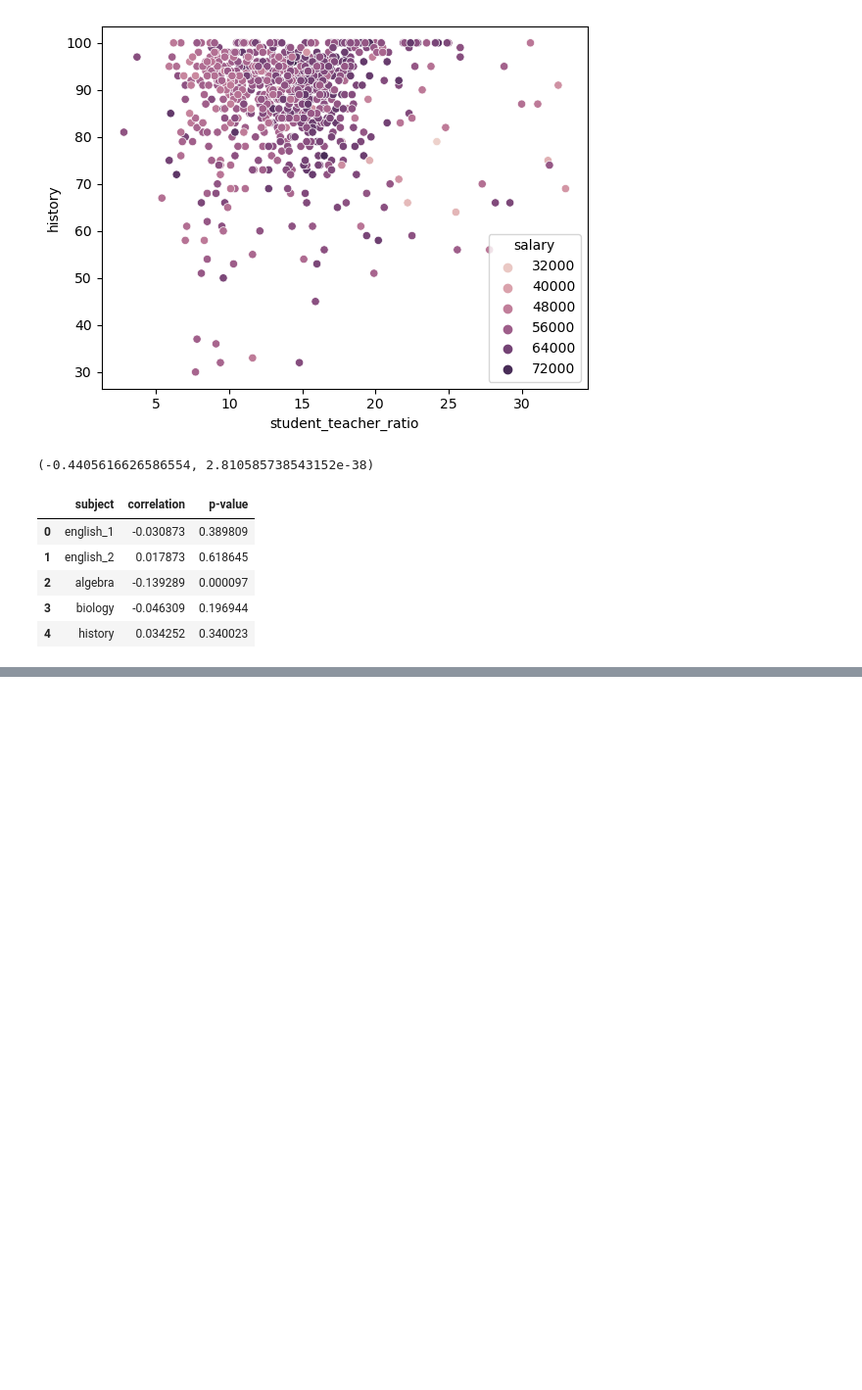
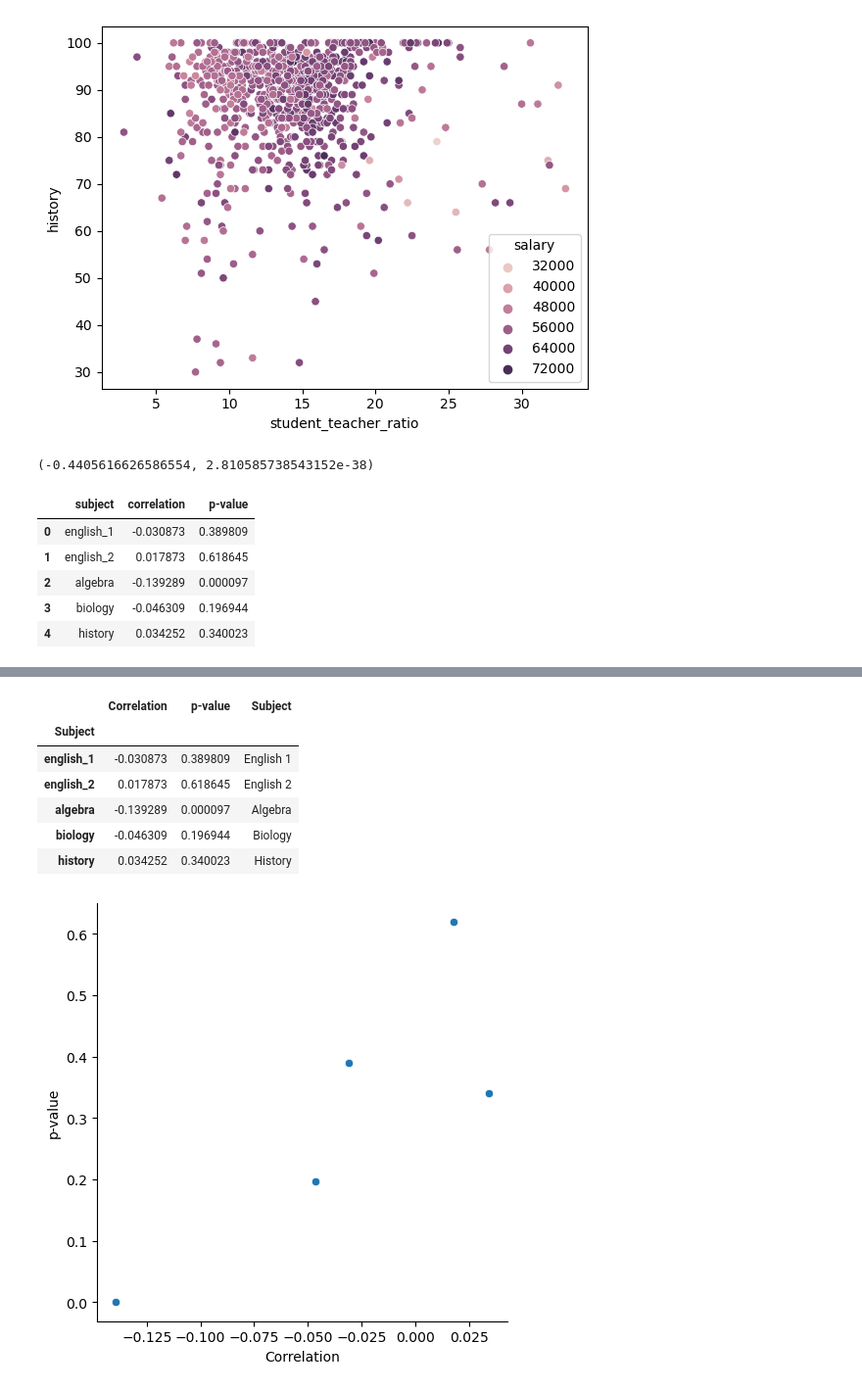
Before and after one commit to college-readiness-preds/capstone_readiness, a Jupyter notebook: stephen_folder/explore.ipynb, the cells around one changed output, grey strips where cells are left out. Shown at 98% size. Cells and saved outputs as stored; diff of their text form; code cells hidden in the pictures; blank space fills up the shorter version.

```diff
--- a/stephen_folder/explore.ipynb
+++ b/stephen_folder/explore.ipynb
@@ -296,0 +312,41 @@ sns.histplot(data= stu_teach_ratio, x= stu_teach_ratio.correlation, y= stu_teach
+# %%
+def correlation_stu_teach_ratio_subject(train):
+
+    '''
+    This function executes pearson r test checking for correlation
+    between each subject's passing rate and student teacher ratio
+    and plots results.
+    '''
+    subjects = ['english_1', 'english_2', 'algebra', 'biology', 'history']
+
+    data = []
+
+    for i in subjects:
+
+        r, p = stats.pearsonr(x=train.student_teacher_ratio, y=train[i])
+        data.append({
+                     'Subject': i,
+                     'Correlation': r,
+                     'p-value': p
+                     })
+
+    df = pd.DataFrame(data)
+        #set index to subject
+    df = df.set_index('Subject')
+        # more readable subject names
+    df['Subject'] = ['English 1', 'English 2', 'Algebra', 'Biology', 'History']
+        #plot results
+    sns.relplot(data= df, x= df['Correlation'], y= df['p-value'])
+
+    return df
+# %%
+correlation_stu_teach_ratio_subject(train)
+# %% [output]
+|  | Correlation | p-value | Subject |
+| Subject |  |  |  |
+| english_1 | -0.030873 | 0.389809 | English 1 |
+| english_2 | 0.017873 | 0.618645 | English 2 |
+| algebra | -0.139289 | 0.000097 | Algebra |
+| biology | -0.046309 | 0.196944 | Biology |
+| history | 0.034252 | 0.340023 | History |
+[figure, added]
```
Also changed, not shown: parts of 8 cells of this notebook, 2 other files.
